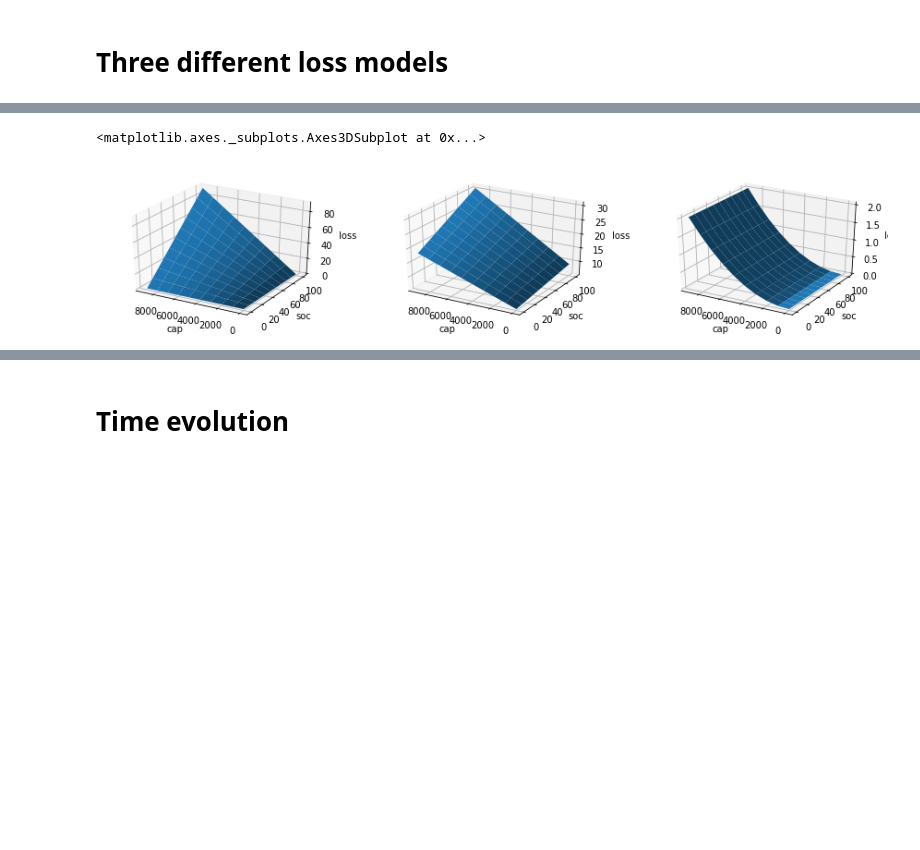
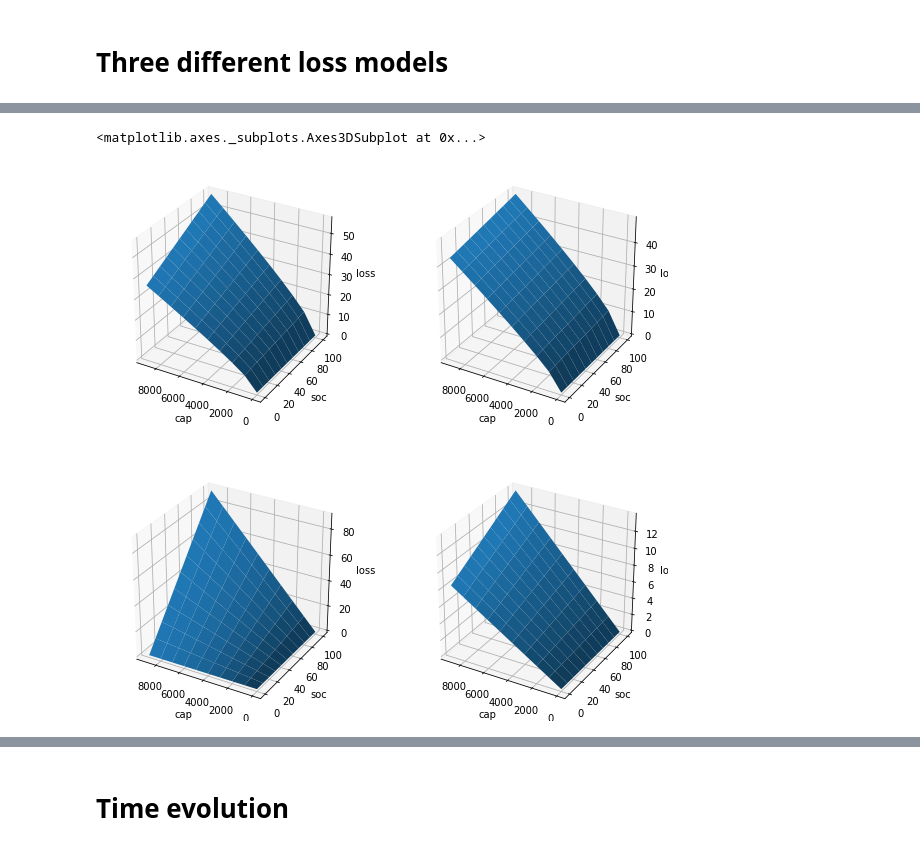
Before and after one commit to jnnr/models_oemof, a Jupyter notebook: TES_model/TES_model_sketches.ipynb, the cells around one changed output, grey strips where cells are left out. Drawn from its saved outputs; the diff is of its cells as text; code cells hidden in the pictures; blank space fills up the shorter version.

```diff
--- a/TES_model/TES_model_sketches.ipynb
+++ b/TES_model/TES_model_sketches.ipynb
@@ -191,28 +215,32 @@ sam_fully_stratified_model = generic_sampling(input_dict, results_dict, fully_st
 # %%
 def add_3d_axes(fig, subplot_label, xcoord, ycoord, result):
     X, Y = np.meshgrid(xcoord, ycoord)
     ax = fig.add_subplot(subplot_label, projection='3d')
     ax.plot_surface(X, Y, result)
     ax.invert_xaxis()
     ax.set_xlabel(xcoord.name)
     ax.set_ylabel(ycoord.name)
     ax.set_zlabel('loss')
     return ax
 
 from mpl_toolkits.mplot3d import Axes3D
-fig = plt.figure(figsize=(15,3))
-add_3d_axes(fig, 131,
+fig = plt.figure(figsize=(10,10))
+add_3d_axes(fig, 221,
+            sam_fully_mixed_model.coords['cap'],
+            sam_fully_mixed_model.coords['soc'],
+            sam_fully_mixed_model.squeeze().values.T)
+add_3d_axes(fig, 222,
+            sam_fully_stratified_model.coords['cap'],
+            sam_fully_stratified_model.coords['soc'],
+            sam_fully_stratified_model.squeeze().values.T)
+add_3d_axes(fig, 223,
             sam_capacity_model.coords['cap'],
             sam_capacity_model.coords['soc'],
             sam_capacity_model.squeeze().values.T)
-add_3d_axes(fig, 132,
-            sam_fully_mixed_model.coords['cap'],
-            sam_fully_mixed_model.coords['soc'],
-            sam_fully_mixed_model.squeeze().values.T)
-add_3d_axes(fig, 133,
-            sam_fully_stratified_model.coords['cap'],
-            sam_fully_stratified_model.coords['soc'],
-            sam_fully_stratified_model.squeeze().values.T)
+add_3d_axes(fig, 224,
+            sam_steen_model.coords['cap'],
+            sam_steen_model.coords['soc'],
+            sam_steen_model.squeeze().values.T)
 # %% [output]
 <matplotlib.axes._subplots.Axes3DSubplot at 0x...>
-[figure, old version]
+[figure, new version]
```
Also changed, not shown: parts of 25 cells of this notebook.
